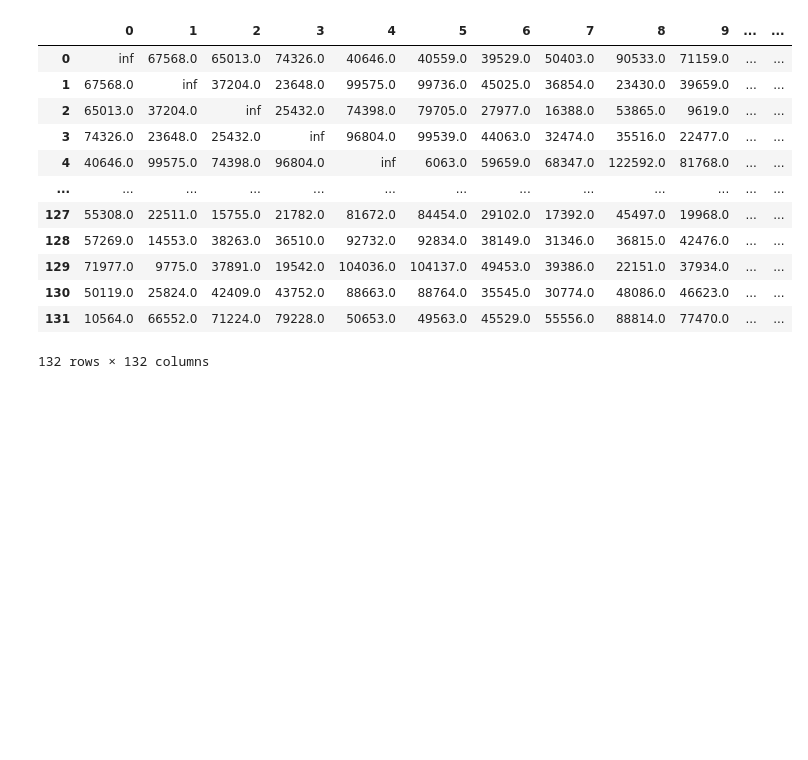
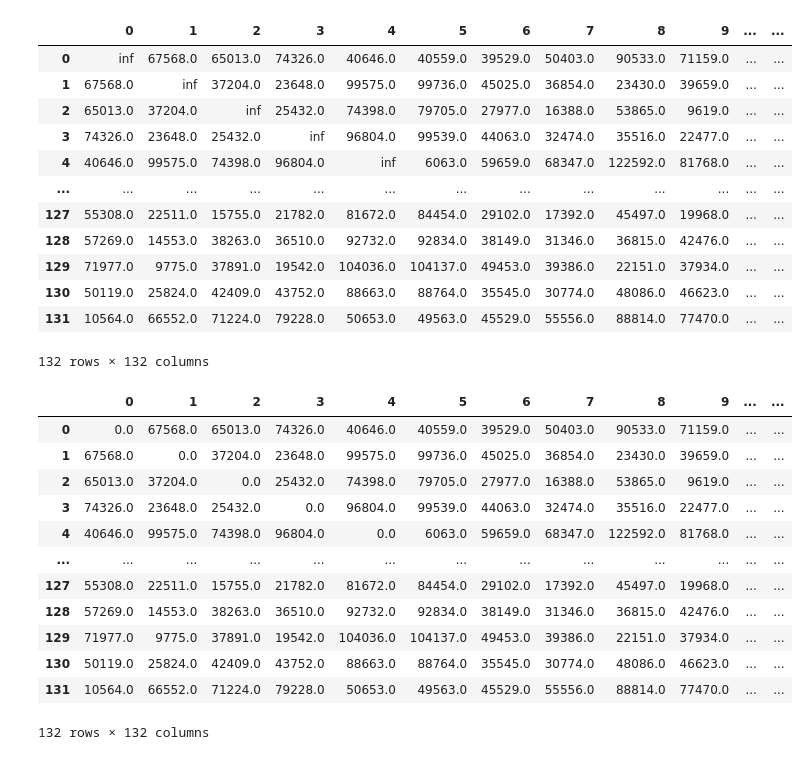
Before and after one commit to dyeds/PIC-16B-Project, a Jupyter notebook: TeamData.ipynb, the cells around one changed output. Saved outputs shown, nothing was run; the diff lists cells and outputs as text; code cells hidden in the pictures; blank space fills up the shorter version.

Commit message:
Small edits sql table

```diff
--- a/TeamData.ipynb
+++ b/TeamData.ipynb
@@ -993,3 +993,23 @@ distances
 | 130 | 50119.0 | 25824.0 | 42409.0 | 43752.0 | 88663.0 | 88764.0 | 35545.0 | 30774.0 | 48086.0 | 46623.0 | ... | ... |
 | 131 | 10564.0 | 66552.0 | 71224.0 | 79228.0 | 50653.0 | 49563.0 | 45529.0 | 55556.0 | 88814.0 | 77470.0 | ... | ... |
 132 rows × 132 columns
+# %%
+distances_array=np.array(distances)
+for i in range(distances_array.shape[0]):
+    distances_array[i,i]=0
+distances_df=pd.DataFrame(distances_array)
+distances_df
+# %% [output]
+|  | 0 | 1 | 2 | 3 | 4 | 5 | 6 | 7 | 8 | 9 | ... | ... |
+| 0 | 0.0 | 67568.0 | 65013.0 | 74326.0 | 40646.0 | 40559.0 | 39529.0 | 50403.0 | 90533.0 | 71159.0 | ... | ... |
+| 1 | 67568.0 | 0.0 | 37204.0 | 23648.0 | 99575.0 | 99736.0 | 45025.0 | 36854.0 | 23430.0 | 39659.0 | ... | ... |
+| 2 | 65013.0 | 37204.0 | 0.0 | 25432.0 | 74398.0 | 79705.0 | 27977.0 | 16388.0 | 53865.0 | 9619.0 | ... | ... |
+| 3 | 74326.0 | 23648.0 | 25432.0 | 0.0 | 96804.0 | 99539.0 | 44063.0 | 32474.0 | 35516.0 | 22477.0 | ... | ... |
+| 4 | 40646.0 | 99575.0 | 74398.0 | 96804.0 | 0.0 | 6063.0 | 59659.0 | 68347.0 | 122592.0 | 81768.0 | ... | ... |
+| ... | ... | ... | ... | ... | ... | ... | ... | ... | ... | ... | ... | ... |
+| 127 | 55308.0 | 22511.0 | 15755.0 | 21782.0 | 81672.0 | 84454.0 | 29102.0 | 17392.0 | 45497.0 | 19968.0 | ... | ... |
+| 128 | 57269.0 | 14553.0 | 38263.0 | 36510.0 | 92732.0 | 92834.0 | 38149.0 | 31346.0 | 36815.0 | 42476.0 | ... | ... |
+| 129 | 71977.0 | 9775.0 | 37891.0 | 19542.0 | 104036.0 | 104137.0 | 49453.0 | 39386.0 | 22151.0 | 37934.0 | ... | ... |
+| 130 | 50119.0 | 25824.0 | 42409.0 | 43752.0 | 88663.0 | 88764.0 | 35545.0 | 30774.0 | 48086.0 | 46623.0 | ... | ... |
+| 131 | 10564.0 | 66552.0 | 71224.0 | 79228.0 | 50653.0 | 49563.0 | 45529.0 | 55556.0 | 88814.0 | 77470.0 | ... | ... |
+132 rows × 132 columns
```
Also changed, not shown: parts of 4 cells of this notebook, 1 other file.
